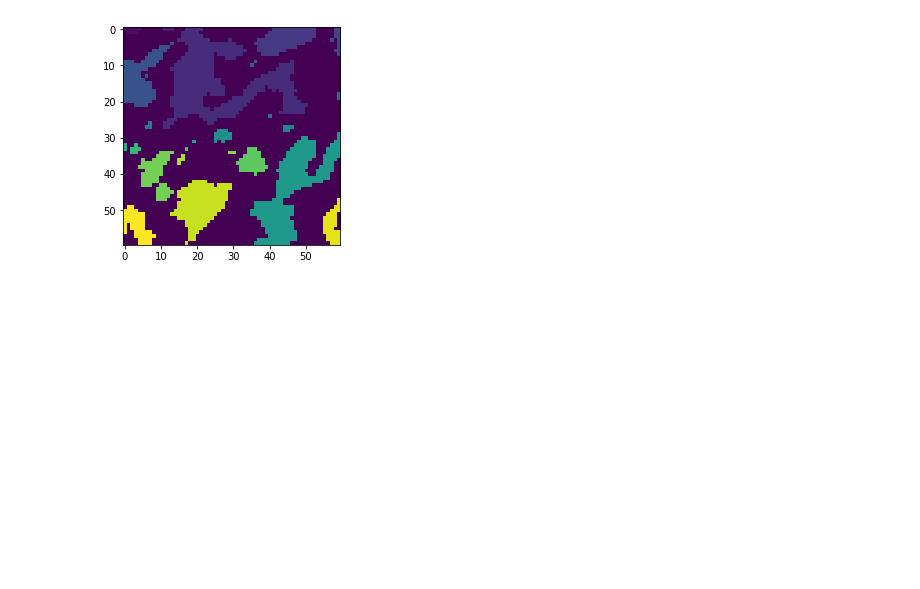
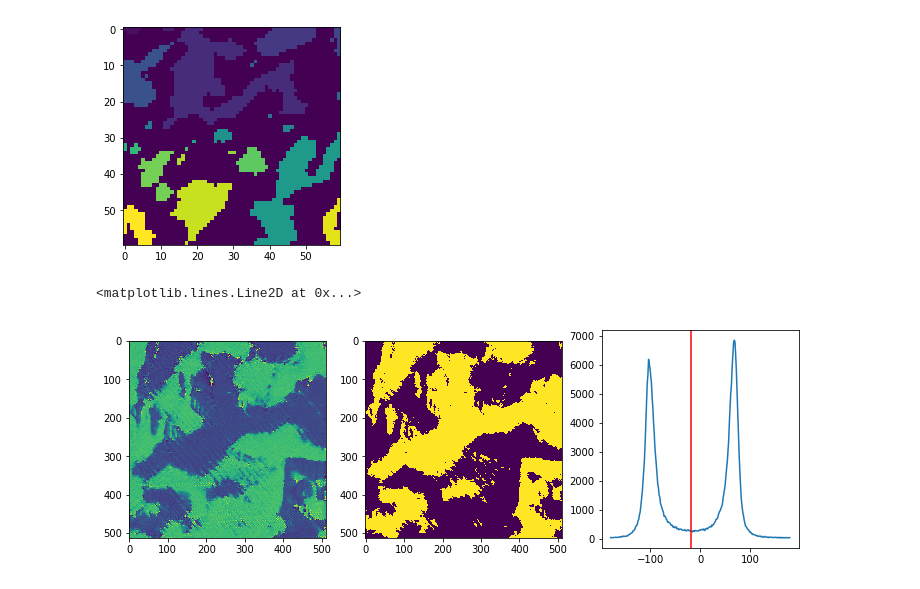
Before and after one commit to ezatterin/notebooks, a Jupyter notebook: learn/kmap_img_analysis.ipynb, the cells around one changed output. Saved outputs shown, nothing was run; the diff lists cells and outputs as text; code cells hidden in the pictures; blank space fills up the shorter version.

```diff
--- a/learn/kmap_img_analysis.ipynb
+++ b/learn/kmap_img_analysis.ipynb
@@ -120,3 +121,19 @@ plt.imshow(data_labels)
 # %% [output]
 <matplotlib.image.AxesImage at 0x...>
 [figure]
+# %%
+pfm = np.genfromtxt('/users/zatterin/Desktop/e16088.004')
+# %%
+val = filters.threshold_otsu(pfm)
+hist, bins_centre = exposure.histogram(pfm)
+plt.figure(figsize=(12,4))
+plt.subplot(131)
+plt.imshow(pfm)
+plt.subplot(132)
+plt.imshow(pfm<val)
+plt.subplot(133)
+plt.plot(bins_centre,hist)
+plt.axvline(val,color='red')
+# %% [output]
+<matplotlib.lines.Line2D at 0x...>
+[figure, added]
```
Also changed, not shown: parts of 10 cells of this notebook, 2 other files.
